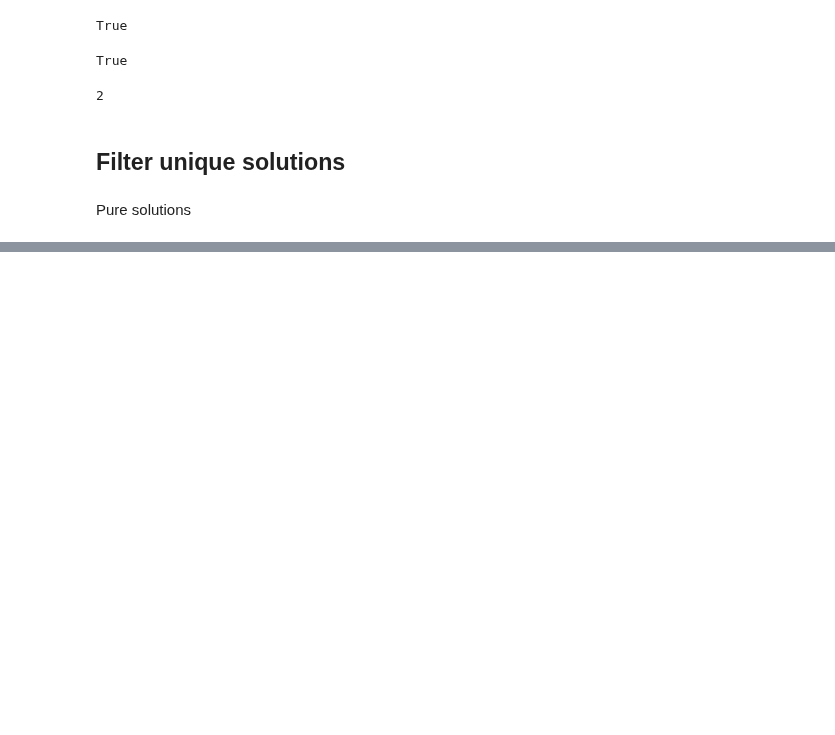
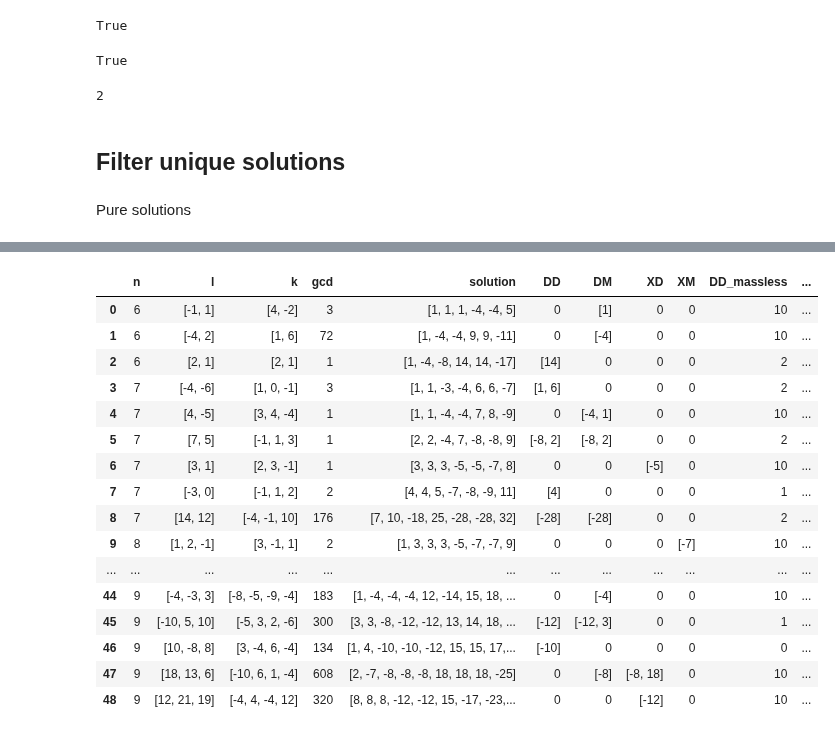
Before and after one commit to LBJ-Wade/anomaly, a Jupyter notebook: Analysis.ipynb, the cells around one changed output, grey strips where cells are left out. Saved outputs shown, nothing was run; the diff lists cells and outputs as text; code cells hidden in the pictures; blank space fills up the shorter version.

```diff
--- a/Analysis.ipynb
+++ b/Analysis.ipynb
@@ -251,0 +286,25 @@ if not tmp.empty:
+# %%
+fl6=fl6[fl6.apply(lambda r:min([r['DD_massless'],r['DM_massless'],r['XM_massless'],r['XD_massless']])<=2,axis='columns' )
+       ].sort_values(['n',massless[mdl],'sltn_len','total'])[
+       ['n','l','k','gcd','solution','DD', 'DM', 'XD', 'XM', 'DD_massless',
+       'DM_massless','XD_massless', 'XM_massless','total','sltn_len','nu_R']].reset_index(drop=True)
+# %%
+fl6
+# %% [output]
+|  | n | l | k | gcd | solution | DD | DM | XD | XM | DD_massless | ... |
+| 0 | 6 | [-1, 1] | [4, -2] | 3 | [1, 1, 1, -4, -4, 5] | 0 | [1] | 0 | 0 | 10 | ... |
+| 1 | 6 | [-4, 2] | [1, 6] | 72 | [1, -4, -4, 9, 9, -11] | 0 | [-4] | 0 | 0 | 10 | ... |
+| 2 | 6 | [2, 1] | [2, 1] | 1 | [1, -4, -8, 14, 14, -17] | [14] | 0 | 0 | 0 | 2 | ... |
+| 3 | 7 | [-4, -6] | [1, 0, -1] | 3 | [1, 1, -3, -4, 6, 6, -7] | [1, 6] | 0 | 0 | 0 | 2 | ... |
+| 4 | 7 | [4, -5] | [3, 4, -4] | 1 | [1, 1, -4, -4, 7, 8, -9] | 0 | [-4, 1] | 0 | 0 | 10 | ... |
+| 5 | 7 | [7, 5] | [-1, 1, 3] | 1 | [2, 2, -4, 7, -8, -8, 9] | [-8, 2] | [-8, 2] | 0 | 0 | 2 | ... |
+| 6 | 7 | [3, 1] | [2, 3, -1] | 1 | [3, 3, 3, -5, -5, -7, 8] | 0 | 0 | [-5] | 0 | 10 | ... |
+| 7 | 7 | [-3, 0] | [-1, 1, 2] | 2 | [4, 4, 5, -7, -8, -9, 11] | [4] | 0 | 0 | 0 | 1 | ... |
+| 8 | 7 | [14, 12] | [-4, -1, 10] | 176 | [7, 10, -18, 25, -28, -28, 32] | [-28] | [-28] | 0 | 0 | 2 | ... |
+| 9 | 8 | [1, 2, -1] | [3, -1, 1] | 2 | [1, 3, 3, 3, -5, -7, -7, 9] | 0 | 0 | 0 | [-7] | 10 | ... |
+| ... | ... | ... | ... | ... | ... | ... | ... | ... | ... | ... | ... |
+| 44 | 9 | [-4, -3, 3] | [-8, -5, -9, -4] | 183 | [1, -4, -4, -4, 12, -14, 15, 18, ... | 0 | [-4] | 0 | 0 | 10 | ... |
+| 45 | 9 | [-10, 5, 10] | [-5, 3, 2, -6] | 300 | [3, 3, -8, -12, -12, 13, 14, 18, ... | [-12] | [-12, 3] | 0 | 0 | 1 | ... |
+| 46 | 9 | [10, -8, 8] | [3, -4, 6, -4] | 134 | [1, 4, -10, -10, -12, 15, 15, 17,... | [-10] | 0 | 0 | 0 | 0 | ... |
+| 47 | 9 | [18, 13, 6] | [-10, 6, 1, -4] | 608 | [2, -7, -8, -8, -8, 18, 18, 18, -25] | 0 | [-8] | [-8, 18] | 0 | 10 | ... |
+| 48 | 9 | [12, 21, 19] | [-4, 4, -4, 12] | 320 | [8, 8, 8, -12, -12, 15, -17, -23,... | 0 | 0 | [-12] | 0 | 10 | ... |
```
Also changed, not shown: parts of 38 cells of this notebook, 1 other file.
